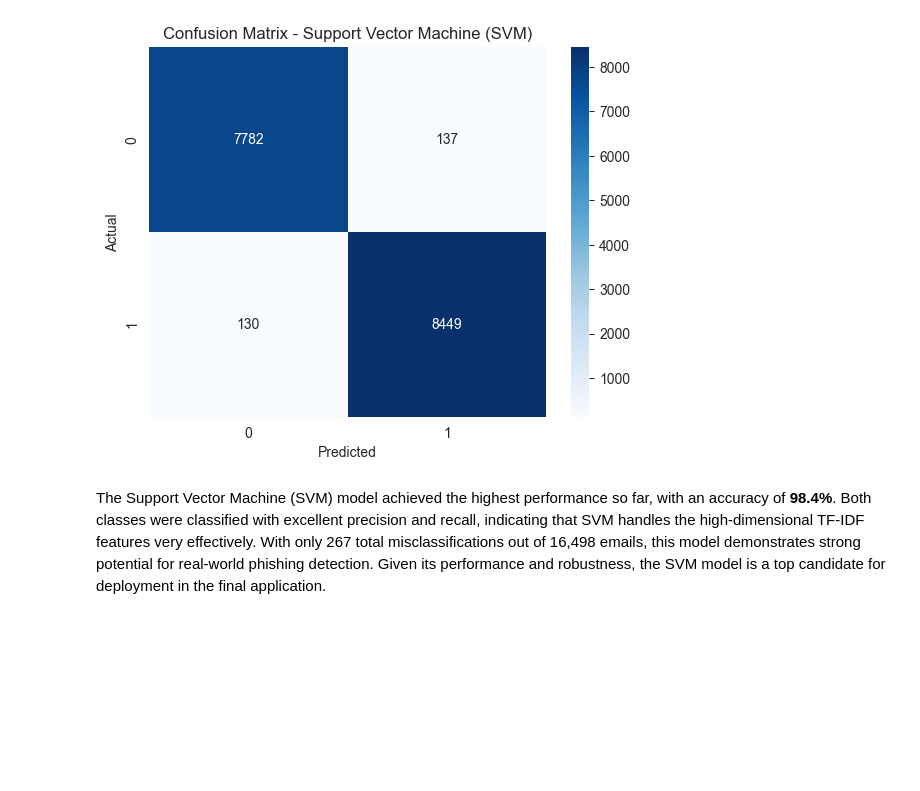
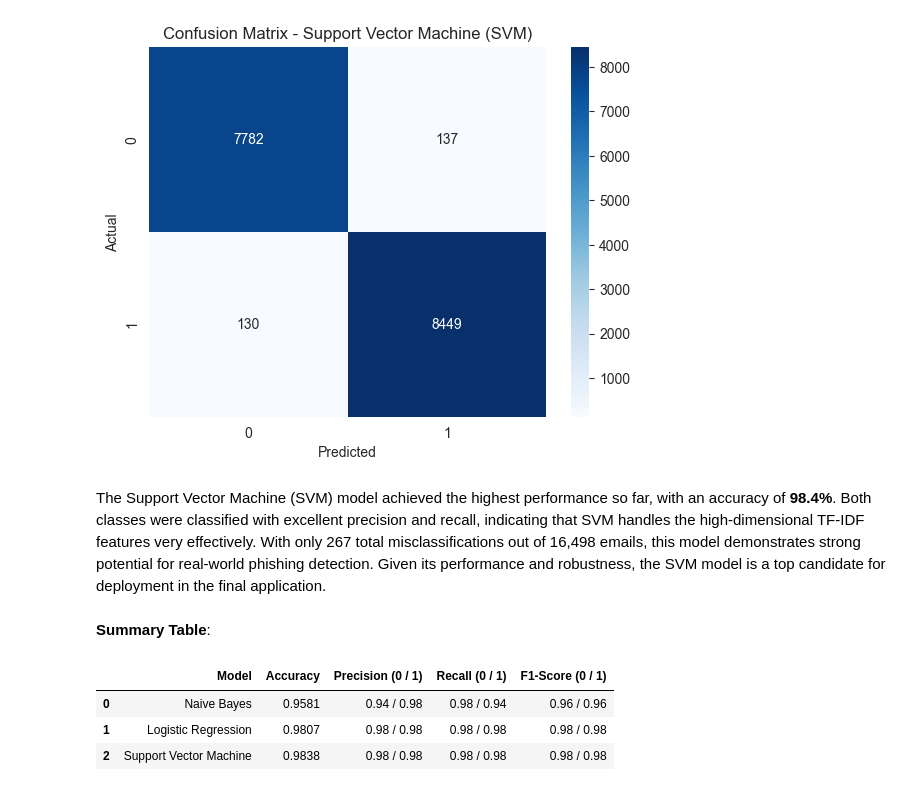
Before and after one commit to otuemre/EmailPhishingDetection, a Jupyter notebook: notebooks/01_training.ipynb, the cells around one changed output. Drawn from its saved outputs; the diff is of its cells as text; code cells hidden in the pictures; blank space fills up the shorter version.

Commit message:
Add summary table and save the models

```diff
--- a/notebooks/01_training.ipynb
+++ b/notebooks/01_training.ipynb
@@ -397,3 +398,22 @@ weighted avg       0.98      0.98      0.98     16498
 [figure]
 # %% [markdown]
 The Support Vector Machine (SVM) model achieved the highest performance so far, with an accuracy of **98.4%**. Both classes were classified with excellent precision and recall, indicating that SVM handles the high-dimensional TF-IDF features very effectively. With only 267 total misclassifications out of 16,498 emails, this model demonstrates strong potential for real-world phishing detection. Given its performance and robustness, the SVM model is a top candidate for deployment in the final application.
+# %% [markdown]
+**Summary Table**:
+# %%
+# Create a summary DataFrame
+summary_df = pd.DataFrame({
+    'Model': ['Naive Bayes', 'Logistic Regression', 'Support Vector Machine'],
+    'Accuracy': [0.9581, 0.9807, 0.9838],
+    'Precision (0 / 1)': ['0.94 / 0.98', '0.98 / 0.98', '0.98 / 0.98'],
+    'Recall (0 / 1)': ['0.98 / 0.94', '0.98 / 0.98', '0.98 / 0.98'],
+    'F1-Score (0 / 1)': ['0.96 / 0.96', '0.98 / 0.98', '0.98 / 0.98']
+})
+
+# Display it
+summary_df
+# %% [output]
+|  | Model | Accuracy | Precision (0 / 1) | Recall (0 / 1) | F1-Score (0 / 1) |
+| 0 | Naive Bayes | 0.9581 | 0.94 / 0.98 | 0.98 / 0.94 | 0.96 / 0.96 |
+| 1 | Logistic Regression | 0.9807 | 0.98 / 0.98 | 0.98 / 0.98 | 0.98 / 0.98 |
+| 2 | Support Vector Machine | 0.9838 | 0.98 / 0.98 | 0.98 / 0.98 | 0.98 / 0.98 |
```
Also changed, not shown: parts of 4 cells of this notebook.
